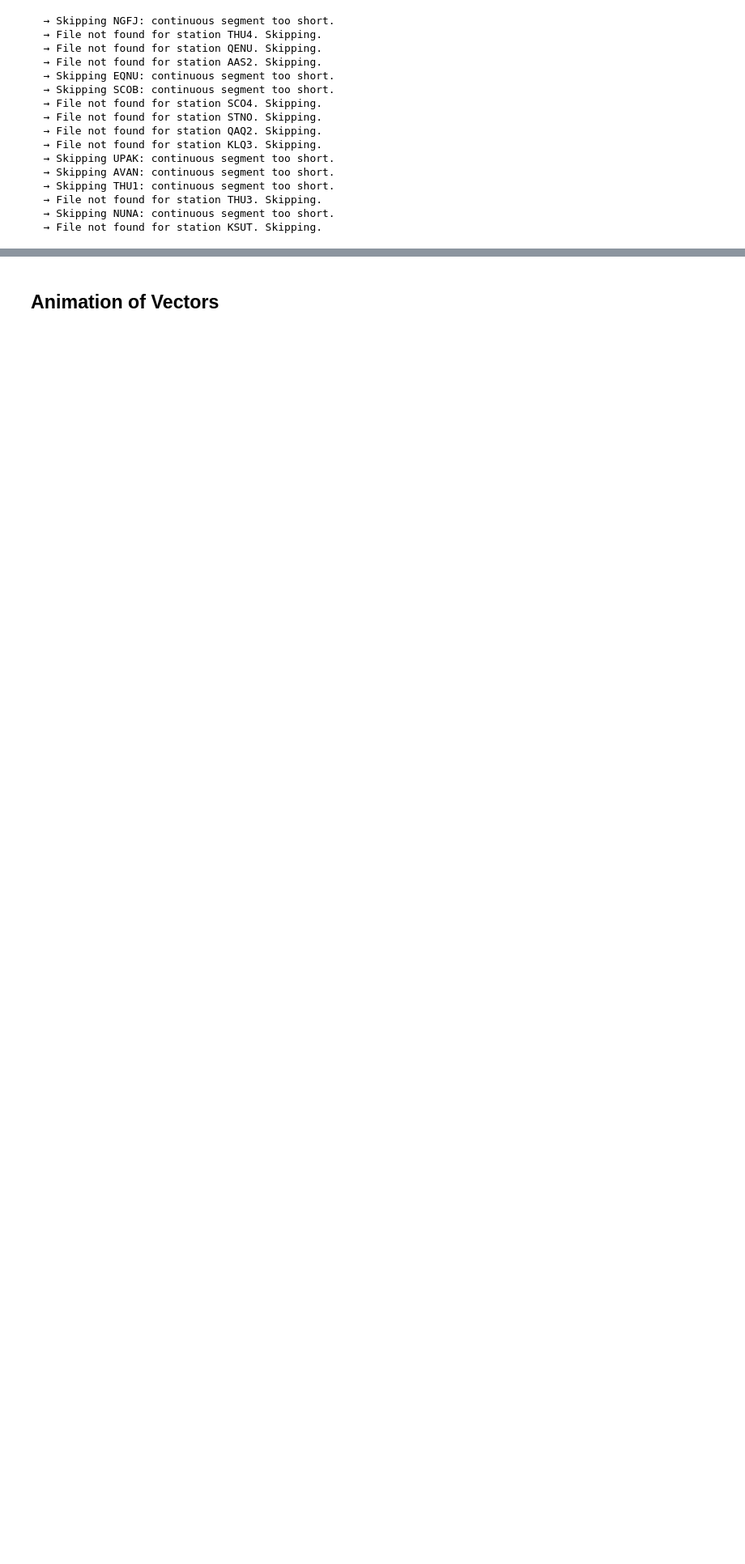
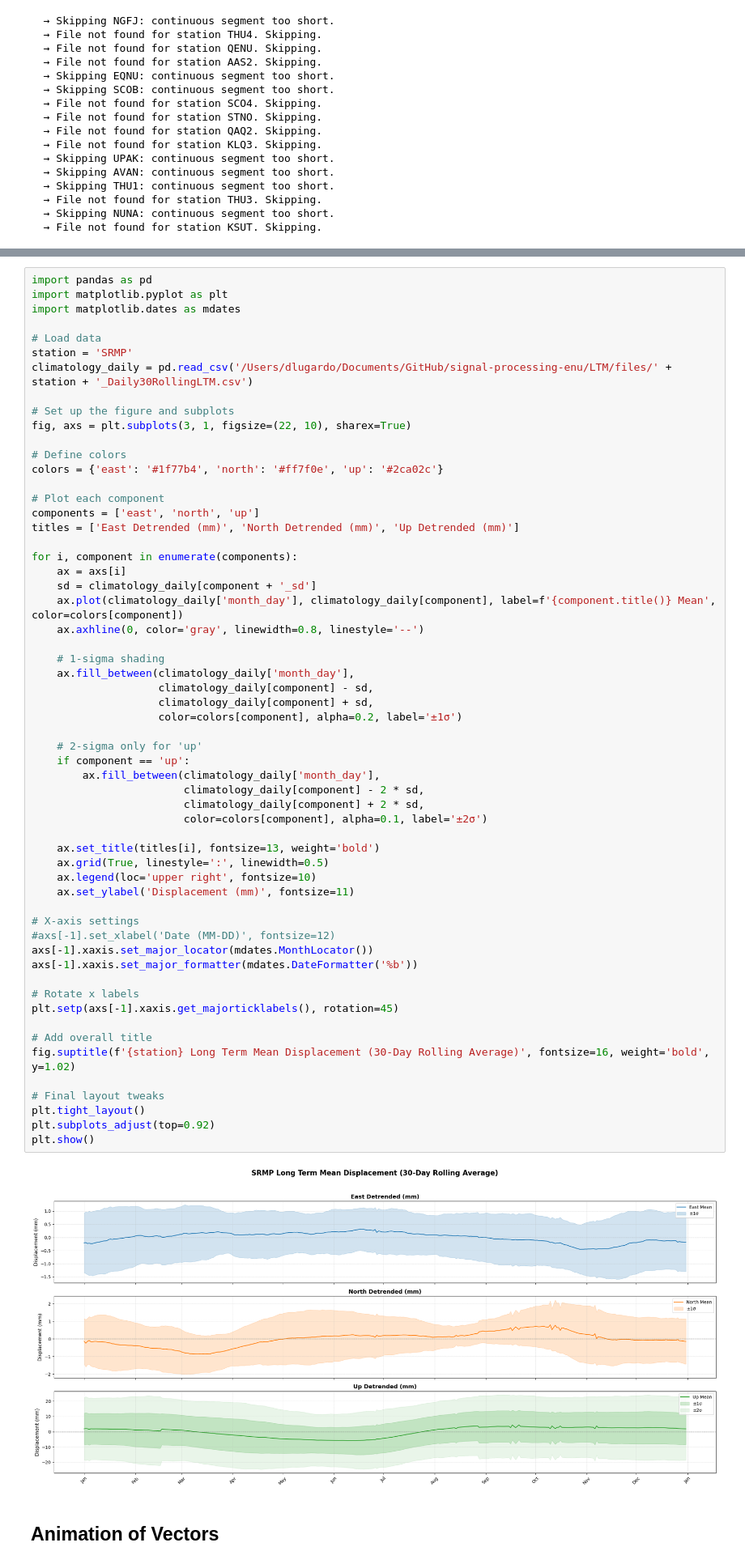
Before and after one commit to diegorvar/signal-processing-enu, a Jupyter notebook: VisualizationDaily.ipynb, the cells around one changed output, grey strips where cells are left out. Shown at 81% size. Saved outputs shown, nothing was run; the diff lists cells and outputs as text; blank space fills up the shorter version.

```diff
--- a/VisualizationDaily.ipynb
+++ b/VisualizationDaily.ipynb
@@ -313,3 +280,63 @@ plt.show()
+# %%
+import pandas as pd
+import matplotlib.pyplot as plt
+import matplotlib.dates as mdates
+
+# Load data
+station = 'SRMP'
+climatology_daily = pd.read_csv('/Users/dlugardo/Documents/GitHub/signal-processing-enu/LTM/files/' + station + '_Daily30RollingLTM.csv')
+
+# Set up the figure and subplots
+fig, axs = plt.subplots(3, 1, figsize=(22, 10), sharex=True)
+
+# Define colors
+colors = {'east': '#1f77b4', 'north': '#ff7f0e', 'up': '#2ca02c'}
+
+# Plot each component
+components = ['east', 'north', 'up']
+titles = ['East Detrended (mm)', 'North Detrended (mm)', 'Up Detrended (mm)']
+
+for i, component in enumerate(components):
+    ax = axs[i]
+    sd = climatology_daily[component + '_sd']
+    ax.plot(climatology_daily['month_day'], climatology_daily[component], label=f'{component.title()} Mean', color=colors[component])
+    ax.axhline(0, color='gray', linewidth=0.8, linestyle='--')
+
+    # 1-sigma shading
+    ax.fill_between(climatology_daily['month_day'],
+                    climatology_daily[component] - sd,
+                    climatology_daily[component] + sd,
+                    color=colors[component], alpha=0.2, label='±1σ')
+
+    # 2-sigma only for 'up'
+    if component == 'up':
+        ax.fill_between(climatology_daily['month_day'],
+                        climatology_daily[component] - 2 * sd,
+                        climatology_daily[component] + 2 * sd,
+                        color=colors[component], alpha=0.1, label='±2σ')
+
+    ax.set_title(titles[i], fontsize=13, weight='bold')
+    ax.grid(True, linestyle=':', linewidth=0.5)
+    ax.legend(loc='upper right', fontsize=10)
+    ax.set_ylabel('Displacement (mm)', fontsize=11)
+
+# X-axis settings
+#axs[-1].set_xlabel('Date (MM-DD)', fontsize=12)
+axs[-1].xaxis.set_major_locator(mdates.MonthLocator())
+axs[-1].xaxis.set_major_formatter(mdates.DateFormatter('%b'))
+
+# Rotate x labels
+plt.setp(axs[-1].xaxis.get_majorticklabels(), rotation=45)
+
+# Add overall title
+fig.suptitle(f'{station} Long Term Mean Displacement (30-Day Rolling Average)', fontsize=16, weight='bold', y=1.02)
+
+# Final layout tweaks
+plt.tight_layout()
+plt.subplots_adjust(top=0.92)
+plt.show()
+# %% [output]
+[figure, added]
 # %% [markdown]
 ## Animation of Vectors
 # %%
```
Also changed, not shown: parts of 12 cells of this notebook, 40 other files.
